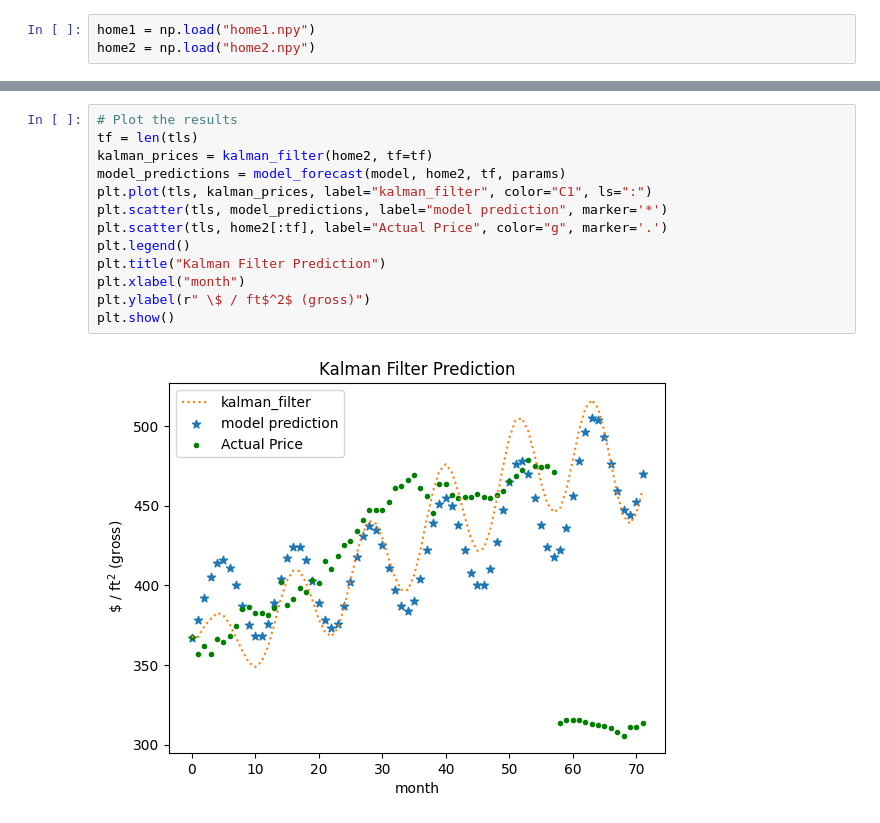
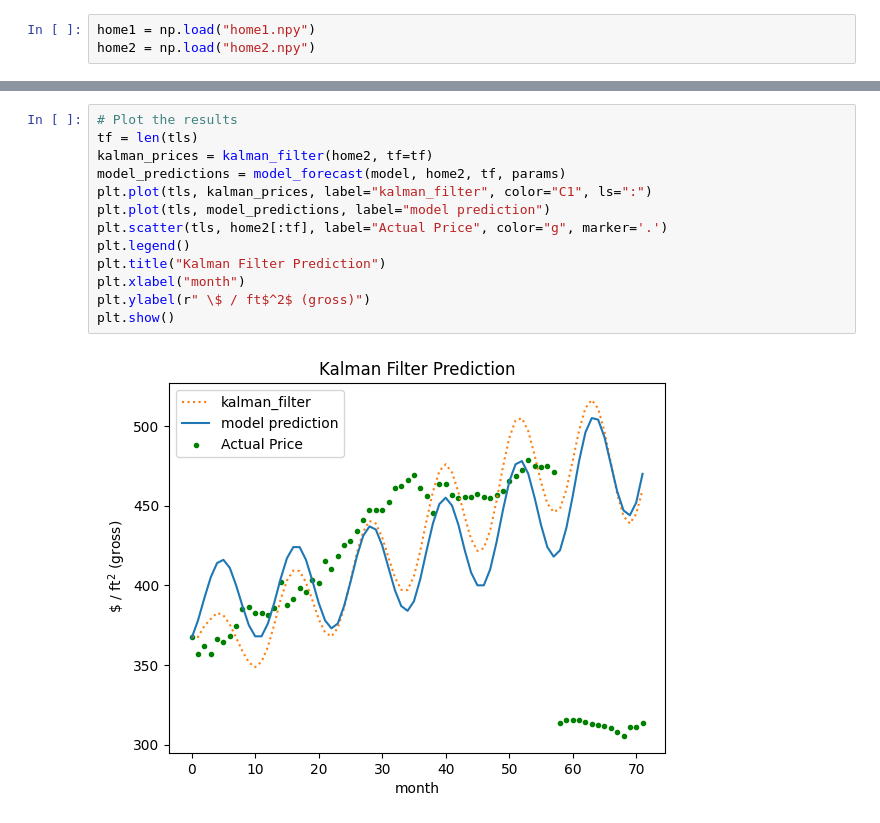
Before and after one commit to seyfdall/Kalman_House, a Jupyter notebook: writeup.ipynb, the cells around one changed output, grey strips where cells are left out. Saved outputs shown, nothing was run; the diff lists cells and outputs as text.

Commit message:
Add final comments and clean plots

```diff
--- a/writeup.ipynb
+++ b/writeup.ipynb
@@ -277,15 +277,15 @@ plt.show()
 # %%
 # Plot the results
 tf = len(tls)
 kalman_prices = kalman_filter(home2, tf=tf)
 model_predictions = model_forecast(model, home2, tf, params)
 plt.plot(tls, kalman_prices, label="kalman_filter", color="C1", ls=":")
-plt.scatter(tls, model_predictions, label="model prediction", marker='*')
+plt.plot(tls, model_predictions, label="model prediction")
 plt.scatter(tls, home2[:tf], label="Actual Price", color="g", marker='.')
 plt.legend()
 plt.title("Kalman Filter Prediction")
 plt.xlabel("month")
 plt.ylabel(r" \$ / ft$^2$ (gross)")
 plt.show()
 # %% [output]
-[figure, old version]
+[figure, new version]
```
Also changed, not shown: parts of 2 cells of this notebook, 1 other file.
